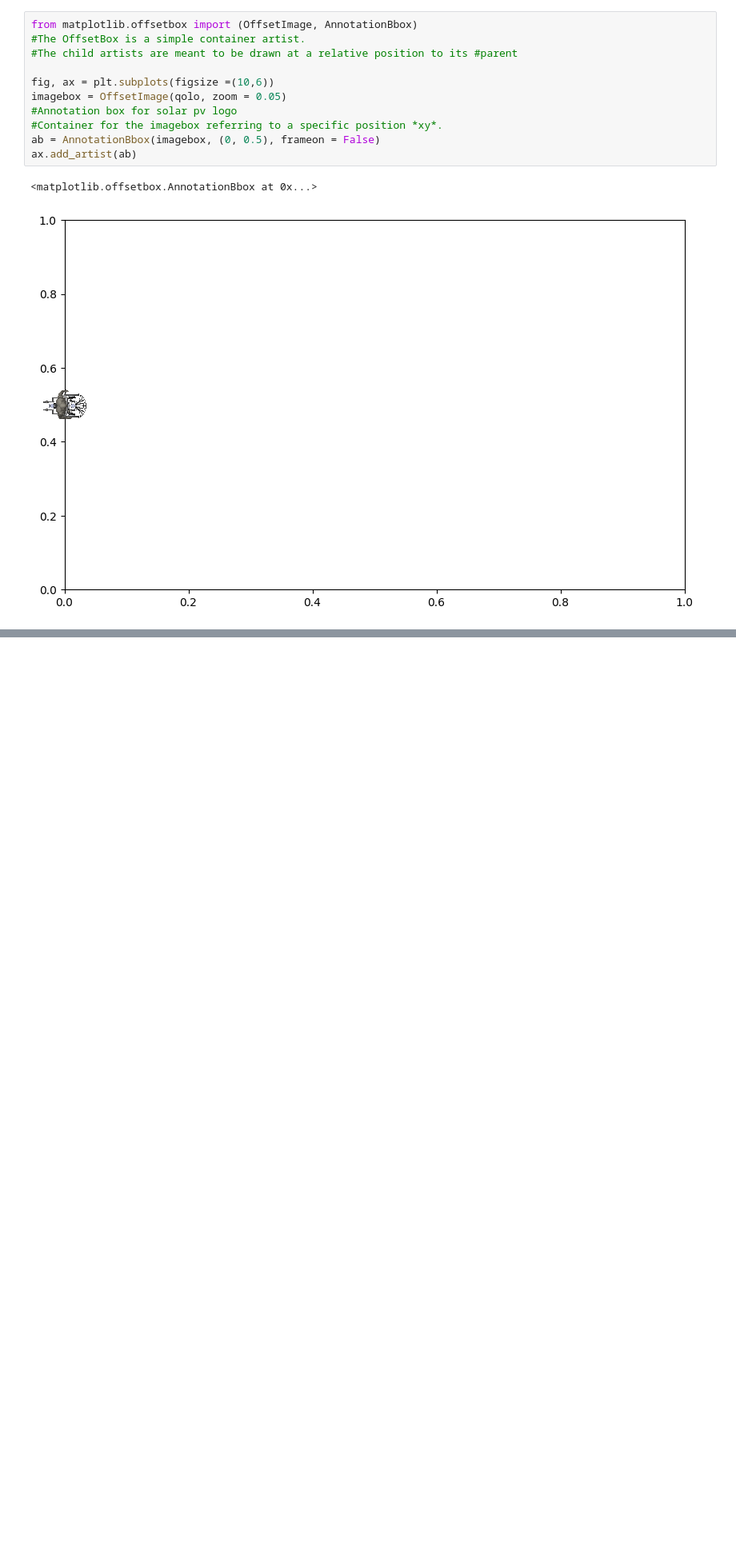
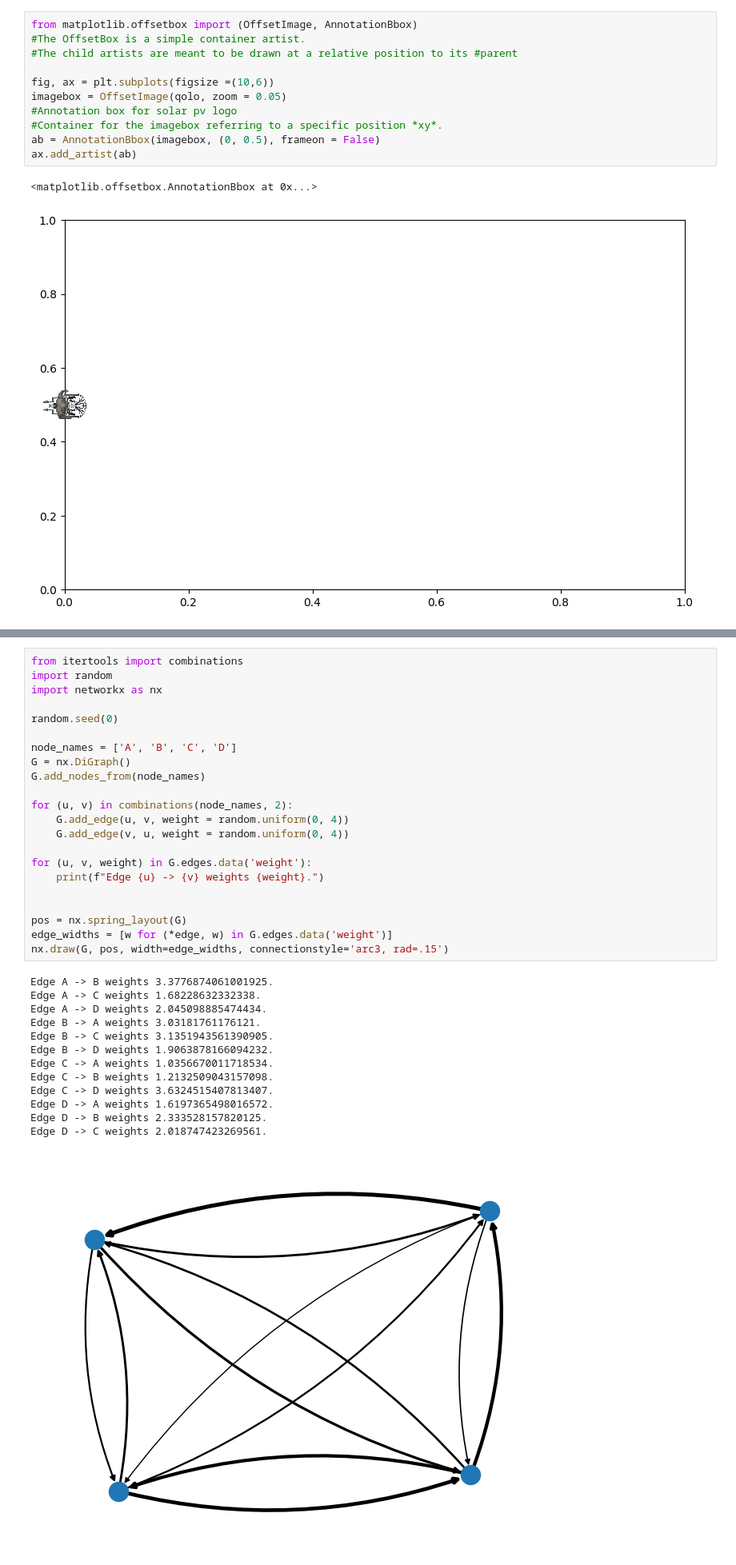
Before and after one commit to hubernikus/obstacle_aware_damping, a Jupyter notebook: small_tests.ipynb, the cells around one changed output, grey strips where cells are left out. Shown at 80% size. Cells and saved outputs as stored; diff of their text form; blank space fills up the shorter version.

```diff
--- a/small_tests.ipynb
+++ b/small_tests.ipynb
@@ -79,0 +170,36 @@ ax.add_artist(ab)
+# %%
+from itertools import combinations
+import random
+import networkx as nx
+
+random.seed(0)
+
+node_names = ['A', 'B', 'C', 'D']
+G = nx.DiGraph()
+G.add_nodes_from(node_names)
+
+for (u, v) in combinations(node_names, 2):
+    G.add_edge(u, v, weight = random.uniform(0, 4))
+    G.add_edge(v, u, weight = random.uniform(0, 4))
+
+for (u, v, weight) in G.edges.data('weight'):
+    print(f"Edge {u} -> {v} weights {weight}.")
+
+
+pos = nx.spring_layout(G)
+edge_widths = [w for (*edge, w) in G.edges.data('weight')]
+nx.draw(G, pos, width=edge_widths, connectionstyle='arc3, rad=.15')
+# %% [output]
+Edge A -> B weights 3.3776874061001925.
+Edge A -> C weights 1.68228632332338.
+Edge A -> D weights 2.045098885474434.
+Edge B -> A weights 3.03181761176121.
+Edge B -> C weights 3.1351943561390905.
+Edge B -> D weights 1.9063878166094232.
+Edge C -> A weights 1.0356670011718534.
+Edge C -> B weights 1.2132509043157098.
+Edge C -> D weights 3.6324515407813407.
+Edge D -> A weights 1.6197365498016572.
+Edge D -> B weights 2.333528157820125.
+Edge D -> C weights 2.018747423269561.
+[figure, added]
```
Also changed, not shown: parts of 10 cells of this notebook, 8 other files.
